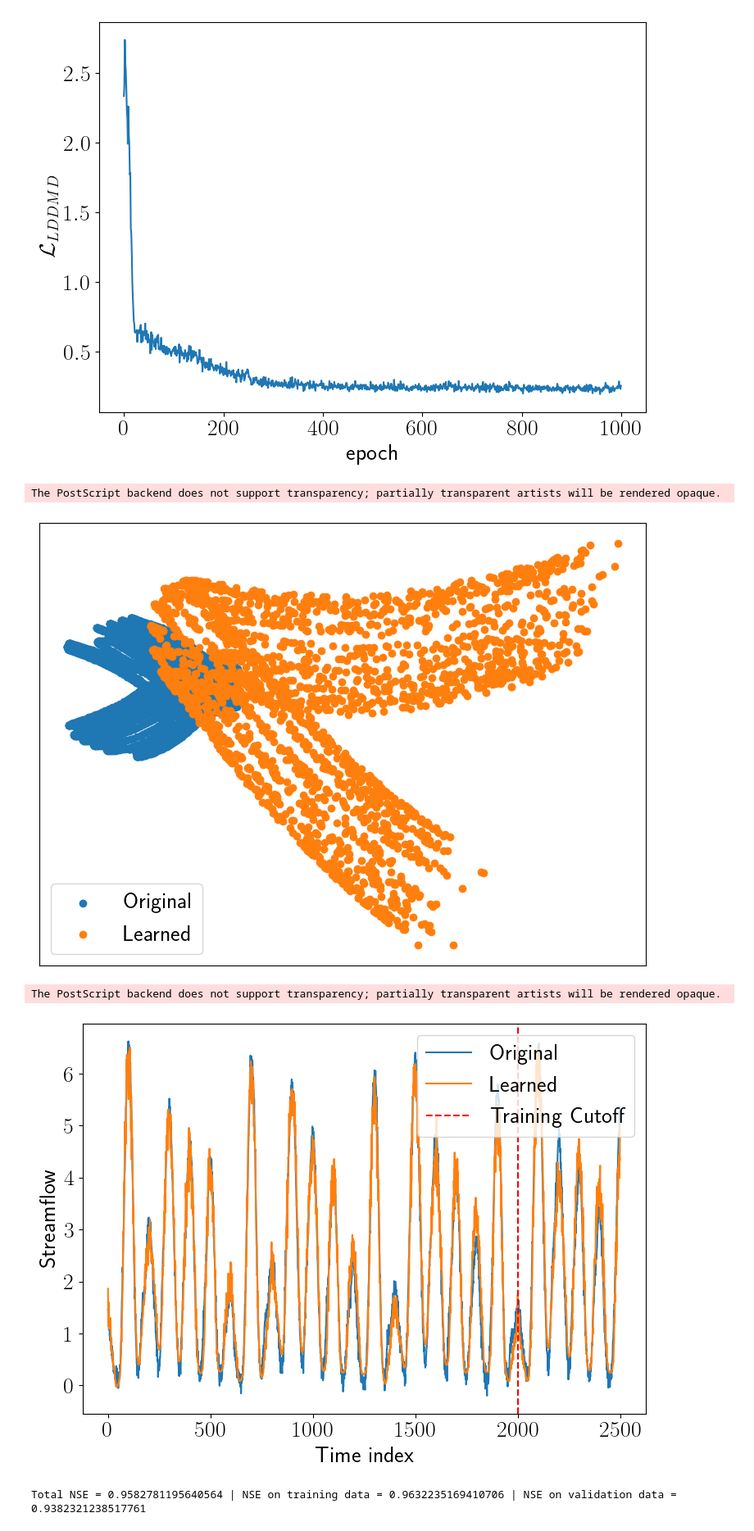
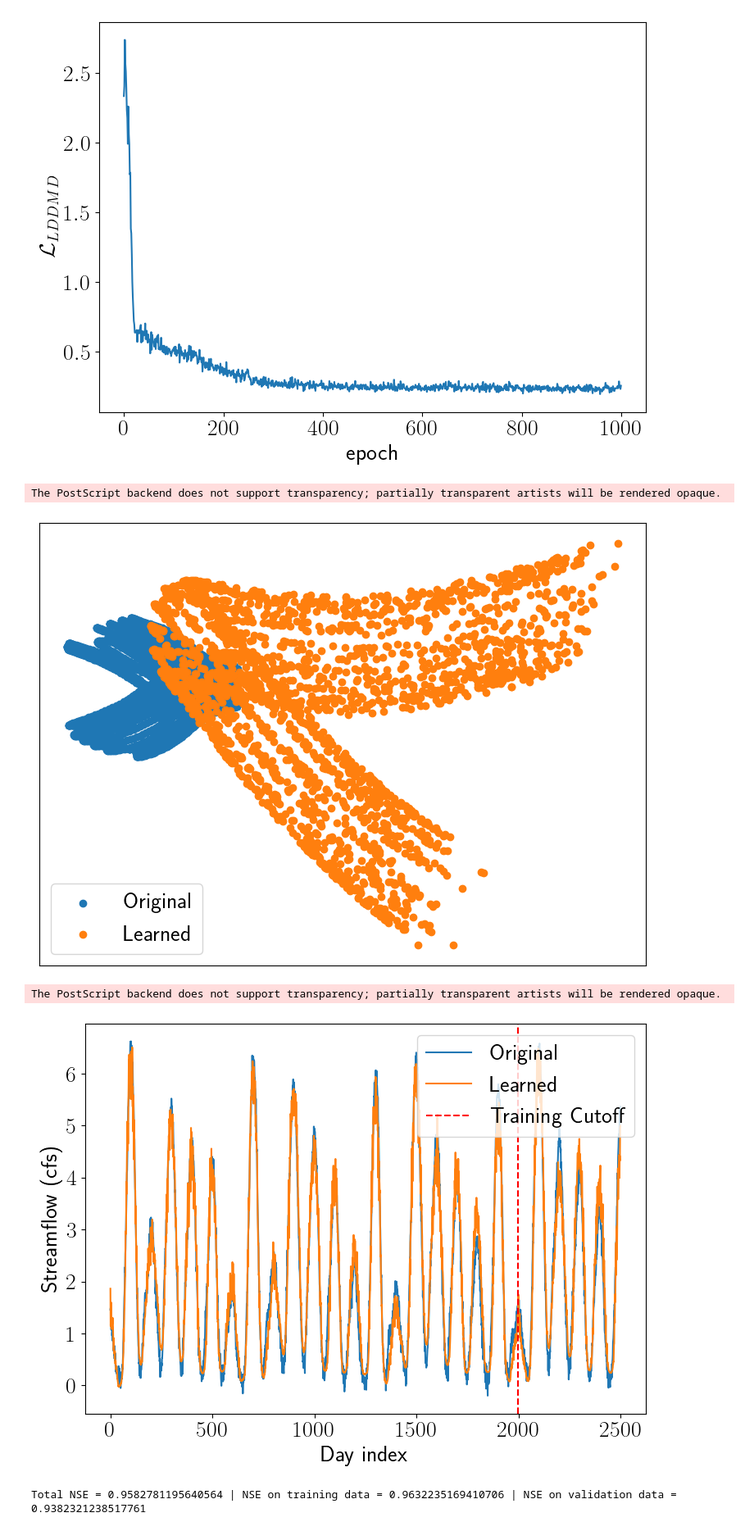
Before and after one commit to wdiepeveen/Latent-Diffeomorphic-Dynamic-Mode-Decomposition, a Jupyter notebook: toy_lddmd.ipynb, the cells around one changed output. Shown at 82% size. Cells and saved outputs as stored; diff of their text form; code cells hidden in the pictures.

```diff
--- a/toy_lddmd.ipynb
+++ b/toy_lddmd.ipynb
@@ -302,31 +302,31 @@ v_net = regression_model(p_net).detach().cpu().squeeze()
 # %%
 # Plot learned latent dynamics
 plt.figure(figsize=figsize)
 plt.scatter(p_[:,0], p_[:,1], label='Original')
 plt.scatter(p_net[:,0], p_net[:,1], label='Learned')
 plt.legend()
 plt.xticks([])  # Remove x-axis ticks
 plt.yticks([])  # Remove y-axis ticks
 plt.tight_layout()
 plt.savefig(os.path.join(results_folder, "p_reconstruction.eps"))
 plt.show()
 
 # Plot learned signal
 plt.figure(figsize=figsize)
 plt.plot(i, v, label='Original')
 plt.plot(i, v_net, label='Learned')
 plt.axvline(x=i_train[-1], color='r', linestyle='--', label='Training Cutoff')
 plt.legend(loc='upper right')
-plt.xlabel("Time index")
-plt.ylabel("Streamflow")
+plt.xlabel("Day index")
+plt.ylabel("Streamflow (cfs)")
 plt.tight_layout()
 plt.savefig(os.path.join(results_folder, "v_reconstruction.eps"))
 plt.show()
 # %% [output]
 The PostScript backend does not support transparency; partially transparent artists will be rendered opaque.
 [figure]
 The PostScript backend does not support transparency; partially transparent artists will be rendered opaque.
-[figure, old version]
+[figure, new version]
 # %%
 # define NSE metric
 def nse(original, predicted):
```
Also changed, not shown: parts of 2 cells of this notebook, 17 other files.
